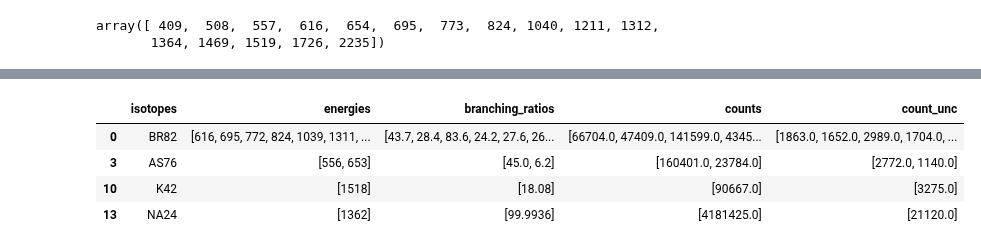
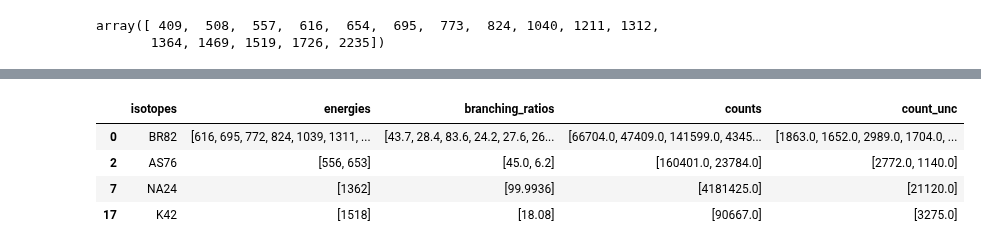
Before and after one commit to bearing/radwatch-analysis, a Jupyter notebook: NAA/NAA-Fall-2020-Ali-Testing.ipynb, the cells around one changed output, grey strips where cells are left out. Saved outputs shown, nothing was run; the diff lists cells and outputs as text; code cells hidden in the pictures.

```diff
--- a/NAA/NAA-Fall-2020-Ali-Testing.ipynb
+++ b/NAA/NAA-Fall-2020-Ali-Testing.ipynb
@@ -239,12 +240,12 @@ iso_dfs[0]
 # %%
-new_df1 = iso_dfs[0].drop([1,2,4,5,6,7,8,9,11,12,14,15,16,17,18])
+new_df1 = iso_dfs[0].drop([1,3,4,5,6,8,9,10,11,12,13,14,15,16,18])
 new_df1
 # %% [output]
 |  | isotopes | energies | branching_ratios | counts | count_unc |
 | 0 | BR82 | [616, 695, 772, 824, 1039, 1311, ... | [43.7, 28.4, 83.6, 24.2, 27.6, 26... | [66704.0, 47409.0, 141599.0, 4345... | [1863.0, 1652.0, 2989.0, 1704.0, ... |
-| 3 | AS76 | [556, 653] | [45.0, 6.2] | [160401.0, 23784.0] | [2772.0, 1140.0] |
-| 10 | K42 | [1518] | [18.08] | [90667.0] | [3275.0] |
-| 13 | NA24 | [1362] | [99.9936] | [4181425.0] | [21120.0] |
+| 2 | AS76 | [556, 653] | [45.0, 6.2] | [160401.0, 23784.0] | [2772.0, 1140.0] |
+| 7 | NA24 | [1362] | [99.9936] | [4181425.0] | [21120.0] |
+| 17 | K42 | [1518] | [18.08] | [90667.0] | [3275.0] |
 # %%
 iso_dfs[1]
 # %% [output]
```
Also changed, not shown: parts of 39 cells of this notebook, 1 other file.
